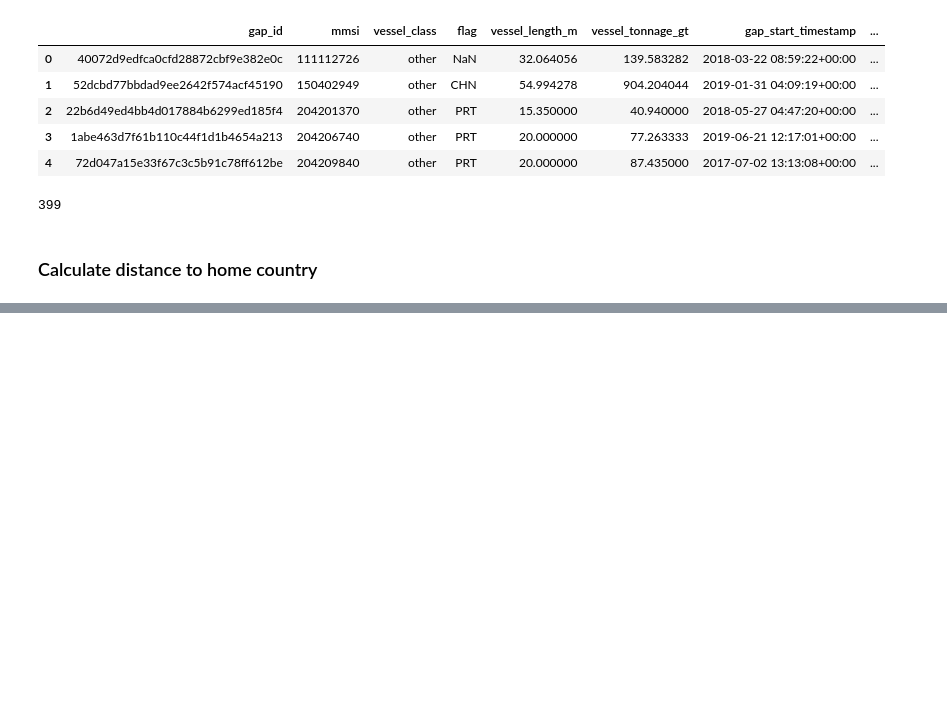
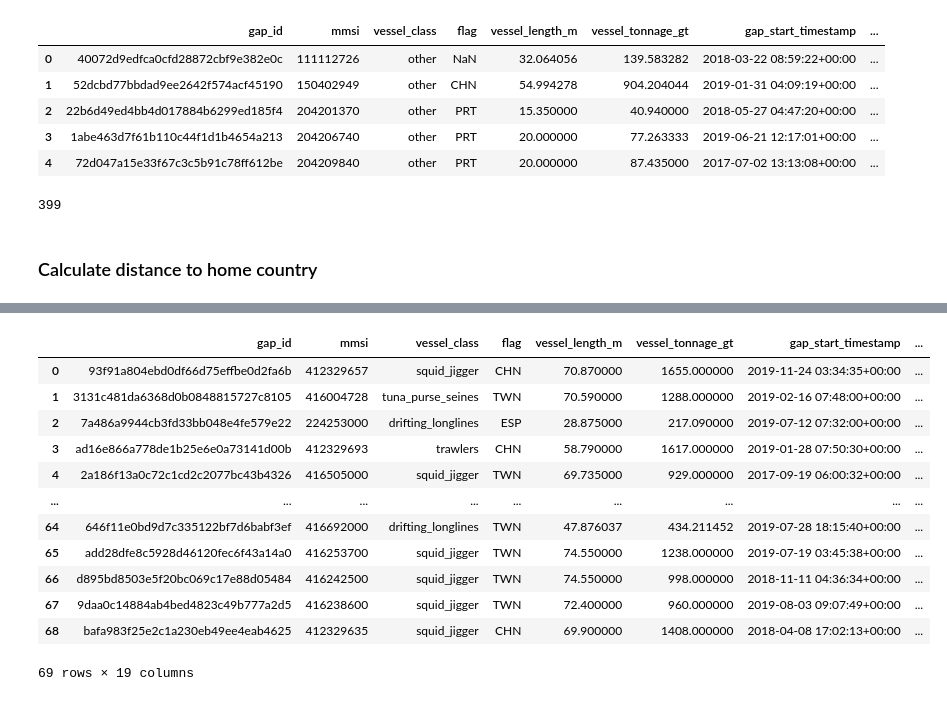
Before and after one commit to RRRan2333/ais_fishing_signal, a Jupyter notebook: side_random_select_half.ipynb, the cells around one changed output, grey strips where cells are left out. Cells and saved outputs as stored; diff of their text form; code cells hidden in the pictures; blank space fills up the shorter version.

```diff
--- a/side_random_select_half.ipynb
+++ b/side_random_select_half.ipynb
@@ -106,0 +114,25 @@ Name: geometry, Length: 242, dtype: geometry
+# %%
+def min_distance_to_geom(point, geom):
+    """
+    Calculate the minimum geodesic distance from a point to any vertex in a geometry (polygon/multipolygon).
+    """
+    if geom.geom_type == 'Polygon':
+        coords = [(lat, lon) for (lon, lat) in geom.exterior.coords]
+    elif geom.geom_type == 'MultiPolygon':
+        coords = [(lat, lon) for poly in geom.geoms for (lon, lat) in poly.exterior.coords]
+    else:
+        coords = []
+
+    # Use geopy's geodesic to calculate distances
+    distances = [geodesic(point, coord).nm for coord in coords]
+
+    print(distances)
+
+    return min(distances) if distances else float('inf')
+# %%
+# Apply the function to compute the minimum distance for each row
+def compute_distance(row):
+    print(f"Processing row {row.name}")
+    return min_distance_to_geom((row['gap_start_lat'], row['gap_start_lon']), row['geometry'])
+
+ais_border['dist_from_home_nmi'] = ais_border.apply(compute_distance, axis=1)
@@ -106,0 +157,16 @@ Name: geometry, Length: 242, dtype: geometry
+# %%
+ais_border
+# %% [output]
+|  | gap_id | mmsi | vessel_class | flag | vessel_length_m | vessel_tonnage_gt | gap_start_timestamp | ... |
+| 0 | 93f91a804ebd0df66d75effbe0d2fa6b | 412329657 | squid_jigger | CHN | 70.870000 | 1655.000000 | 2019-11-24 03:34:35+00:00 | ... |
+| 1 | 3131c481da6368d0b0848815727c8105 | 416004728 | tuna_purse_seines | TWN | 70.590000 | 1288.000000 | 2019-02-16 07:48:00+00:00 | ... |
+| 2 | 7a486a9944cb3fd33bb048e4fe579e22 | 224253000 | drifting_longlines | ESP | 28.875000 | 217.090000 | 2019-07-12 07:32:00+00:00 | ... |
+| 3 | ad16e866a778de1b25e6e0a73141d00b | 412329693 | trawlers | CHN | 58.790000 | 1617.000000 | 2019-01-28 07:50:30+00:00 | ... |
+| 4 | 2a186f13a0c72c1cd2c2077bc43b4326 | 416505000 | squid_jigger | TWN | 69.735000 | 929.000000 | 2017-09-19 06:00:32+00:00 | ... |
+| ... | ... | ... | ... | ... | ... | ... | ... | ... |
+| 64 | 646f11e0bd9d7c335122bf7d6babf3ef | 416692000 | drifting_longlines | TWN | 47.876037 | 434.211452 | 2019-07-28 18:15:40+00:00 | ... |
+| 65 | add28dfe8c5928d46120fec6f43a14a0 | 416253700 | squid_jigger | TWN | 74.550000 | 1238.000000 | 2019-07-19 03:45:38+00:00 | ... |
+| 66 | d895bd8503e5f20bc069c17e88d05484 | 416242500 | squid_jigger | TWN | 74.550000 | 998.000000 | 2018-11-11 04:36:34+00:00 | ... |
+| 67 | 9daa0c14884ab4bed4823c49b777a2d5 | 416238600 | squid_jigger | TWN | 72.400000 | 960.000000 | 2019-08-03 09:07:49+00:00 | ... |
+| 68 | bafa983f25e2c1a230eb49ee4eab4625 | 412329635 | squid_jigger | CHN | 69.900000 | 1408.000000 | 2018-04-08 17:02:13+00:00 | ... |
+69 rows × 19 columns
```
Also changed, not shown: parts of 12 cells of this notebook, 1 other file.
